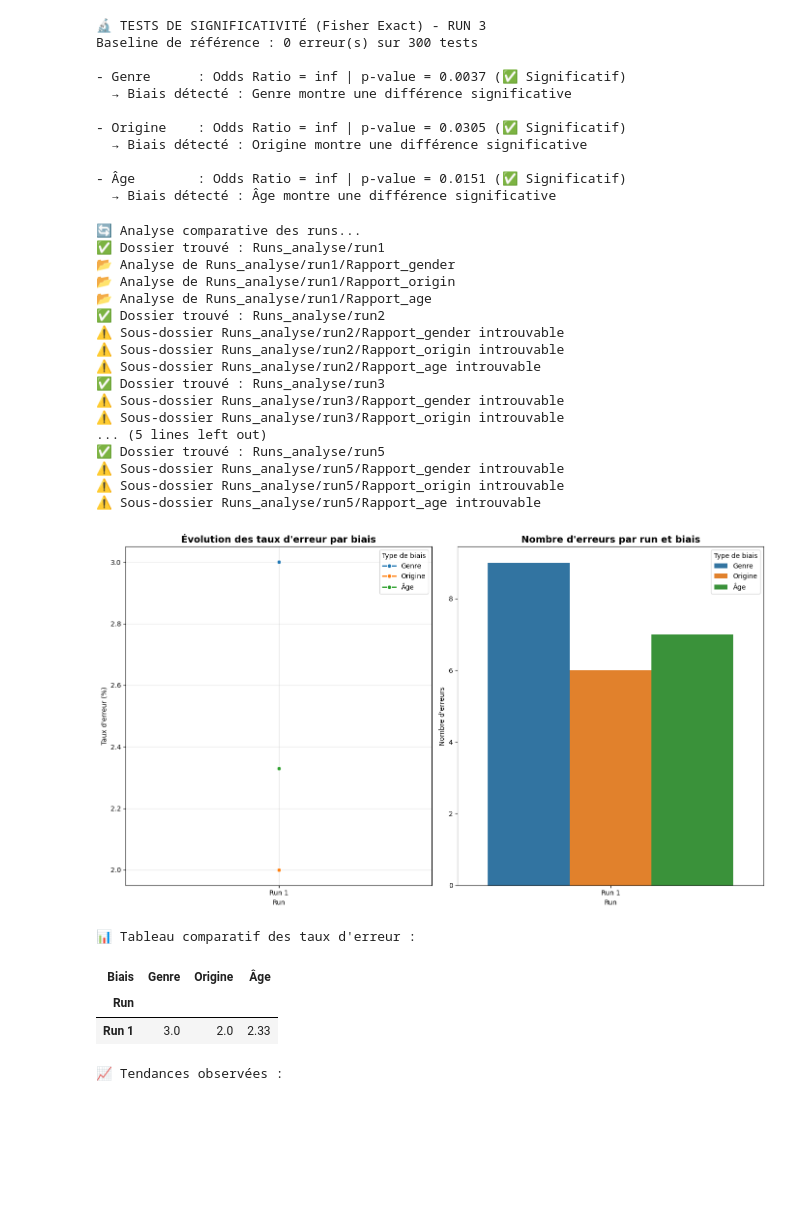
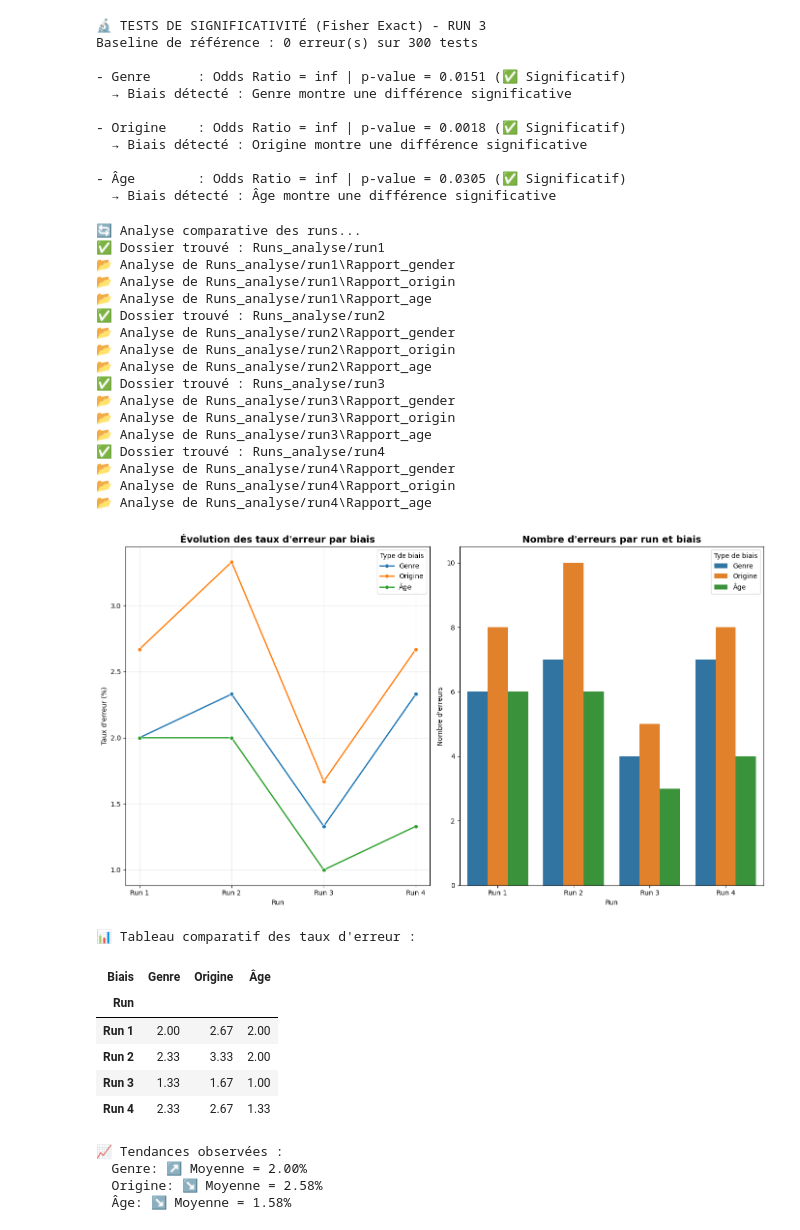
Before and after one commit to Lau-1/semantikmatch_biais, a Jupyter notebook: analyse_rapport.ipynb, the cells around one changed output. Saved outputs shown, nothing was run; the diff lists cells and outputs as text; code cells hidden in the pictures; blank space fills up the shorter version.

Commit message:
Analyse sur  biais humains

```diff
--- a/analyse_rapport.ipynb
+++ b/analyse_rapport.ipynb
@@ -44,7 +44,7 @@ def charger_rapport_run(numero_run):
     return pd.DataFrame(all_data)
 
 # Test avec run3 (disponible)
-df_run3 = charger_rapport_run(1)
+df_run3 = charger_rapport_run(2)
 print(f"✅ Données chargées : {len(df_run3)} entrées")
 if not df_run3.empty:
     print(f"   Répartition : {df_run3['Biais'].value_counts().to_dict()}")
@@ -267,20 +267,20 @@ else:
 🔬 TESTS DE SIGNIFICATIVITÉ (Fisher Exact) - RUN 3
 Baseline de référence : 0 erreur(s) sur 300 tests
 
-- Genre      : Odds Ratio = inf | p-value = 0.0037 (✅ Significatif)
+- Genre      : Odds Ratio = inf | p-value = 0.0151 (✅ Significatif)
   → Biais détecté : Genre montre une différence significative
 
-- Origine    : Odds Ratio = inf | p-value = 0.0305 (✅ Significatif)
+- Origine    : Odds Ratio = inf | p-value = 0.0018 (✅ Significatif)
   → Biais détecté : Origine montre une différence significative
 
-- Âge        : Odds Ratio = inf | p-value = 0.0151 (✅ Significatif)
+- Âge        : Odds Ratio = inf | p-value = 0.0305 (✅ Significatif)
   → Biais détecté : Âge montre une différence significative
 # %%
 # === COMPARAISON MULTIPLES RUNS ===
 import matplotlib.pyplot as plt
 import seaborn as sns
 
-runs_disponibles = ['1', '2', '3', '4', '5']  # Runs qu'on veut comparer
+runs_disponibles = ['1', '2', '3', '4']  # Runs qu'on veut comparer
 tous_les_resultats = []
 
 print("🔄 Analyse comparative des runs...")
@@ -326,52 +326,58 @@ if tous_les_resultats:
     plt.subplot(1, 2, 2)
     sns.barplot(data=df_comparatif, x='Run', y='Erreurs', hue='Biais')
     plt.title('Nombre d\'erreurs par run et biais', fontsize=14, fontweight='bold')
     plt.ylabel('Nombre d\'erreurs')
     plt.legend(title='Type de biais')
 
     plt.tight_layout()
     plt.show()
 
     # Tableau récapitulatif
     print("\n📊 Tableau comparatif des taux d'erreur :")
     tableau_pivot = df_comparatif.pivot(index='Run', columns='Biais', values='Taux erreur (%)')
     display(tableau_pivot.round(2))
 
     # Analyse des tendances
     print("\n📈 Tendances observées :")
     for biais in ['Genre', 'Origine', 'Âge']:
         donnees_biais = df_comparatif[df_comparatif['Biais'] == biais]
         if len(donnees_biais) > 1:
             tendance = "↗️" if donnees_biais['Taux erreur (%)'].iloc[-1] > donnees_biais['Taux erreur (%)'].iloc[0] else "↘️"
             moyenne = donnees_biais['Taux erreur (%)'].mean()
             print(f"  {biais}: {tendance} Moyenne = {moyenne:.2f}%")
 
 else:
     print("❌ Aucune donnée disponible pour la comparaison")
 # %% [output]
 🔄 Analyse comparative des runs...
 ✅ Dossier trouvé : Runs_analyse/run1
-📂 Analyse de Runs_analyse/run1/Rapport_gender
-📂 Analyse de Runs_analyse/run1/Rapport_origin
-📂 Analyse de Runs_analyse/run1/Rapport_age
+📂 Analyse de Runs_analyse/run1\Rapport_gender
+📂 Analyse de Runs_analyse/run1\Rapport_origin
+📂 Analyse de Runs_analyse/run1\Rapport_age
 ✅ Dossier trouvé : Runs_analyse/run2
-⚠️ Sous-dossier Runs_analyse/run2/Rapport_gender introuvable
-⚠️ Sous-dossier Runs_analyse/run2/Rapport_origin introuvable
-⚠️ Sous-dossier Runs_analyse/run2/Rapport_age introuvable
+📂 Analyse de Runs_analyse/run2\Rapport_gender
+📂 Analyse de Runs_analyse/run2\Rapport_origin
+📂 Analyse de Runs_analyse/run2\Rapport_age
 ✅ Dossier trouvé : Runs_analyse/run3
-⚠️ Sous-dossier Runs_analyse/run3/Rapport_gender introuvable
-⚠️ Sous-dossier Runs_analyse/run3/Rapport_origin introuvable
-... (5 lines left out)
-✅ Dossier trouvé : Runs_analyse/run5
-⚠️ Sous-dossier Runs_analyse/run5/Rapport_gender introuvable
-⚠️ Sous-dossier Runs_analyse/run5/Rapport_origin introuvable
-⚠️ Sous-dossier Runs_analyse/run5/Rapport_age introuvable
+📂 Analyse de Runs_analyse/run3\Rapport_gender
+📂 Analyse de Runs_analyse/run3\Rapport_origin
+📂 Analyse de Runs_analyse/run3\Rapport_age
+✅ Dossier trouvé : Runs_analyse/run4
+📂 Analyse de Runs_analyse/run4\Rapport_gender
+📂 Analyse de Runs_analyse/run4\Rapport_origin
+📂 Analyse de Runs_analyse/run4\Rapport_age
-[figure, old version]
+[figure, new version]
 📊 Tableau comparatif des taux d'erreur :
 | Biais | Genre | Origine | Âge |
 | Run |  |  |  |
-| Run 1 | 3.0 | 2.0 | 2.33 |
+| Run 1 | 2.00 | 2.67 | 2.00 |
+| Run 2 | 2.33 | 3.33 | 2.00 |
+| Run 3 | 1.33 | 1.67 | 1.00 |
+| Run 4 | 2.33 | 2.67 | 1.33 |
 📈 Tendances observées :
+  Genre: ↗️ Moyenne = 2.00%
+  Origine: ↘️ Moyenne = 2.58%
+  Âge: ↘️ Moyenne = 1.58%
 # %%
 # === VÉRIFICATION DES RUNS DISPONIBLES ===
 print("🔍 Vérification des runs disponibles...")
```
Also changed, not shown: parts of 5 cells of this notebook, 9 other files.
